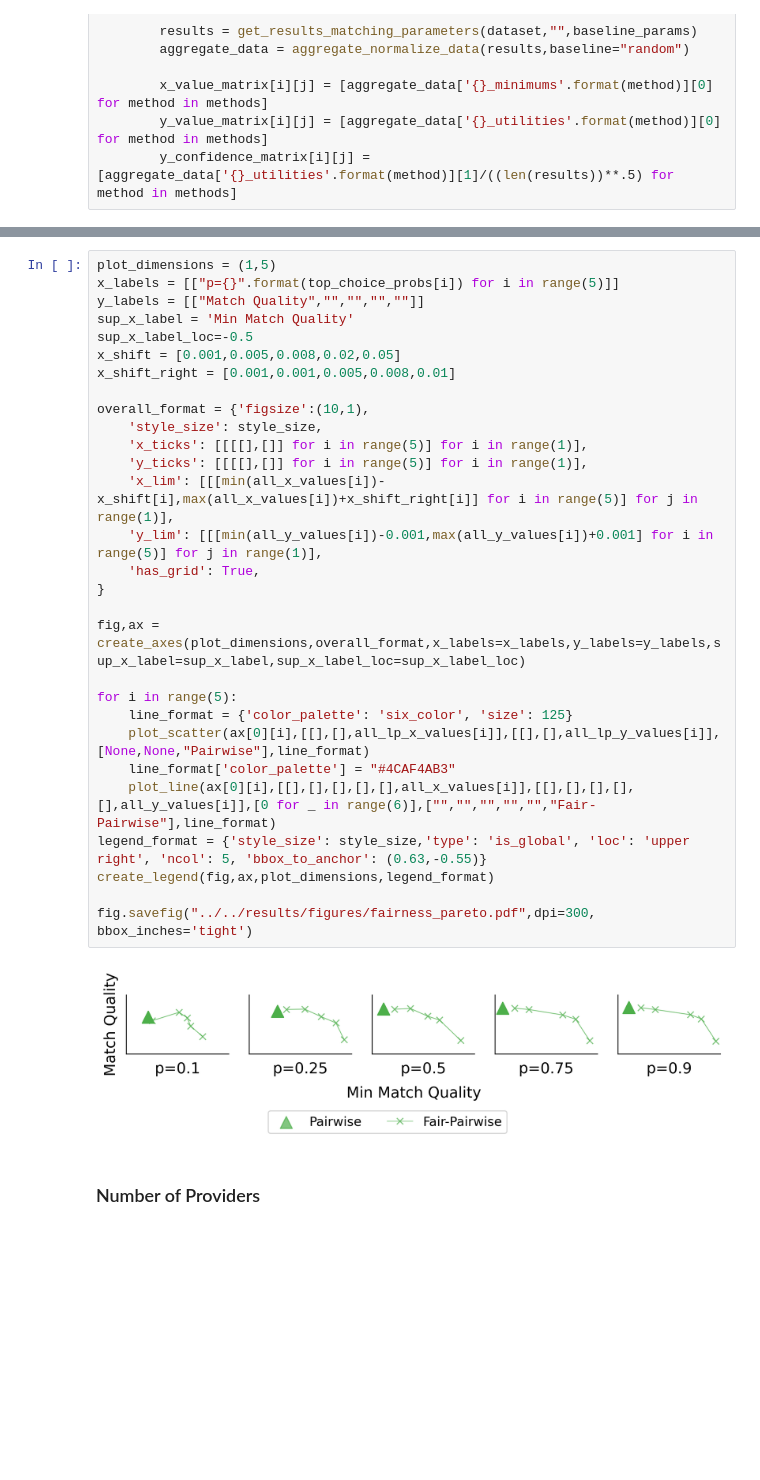
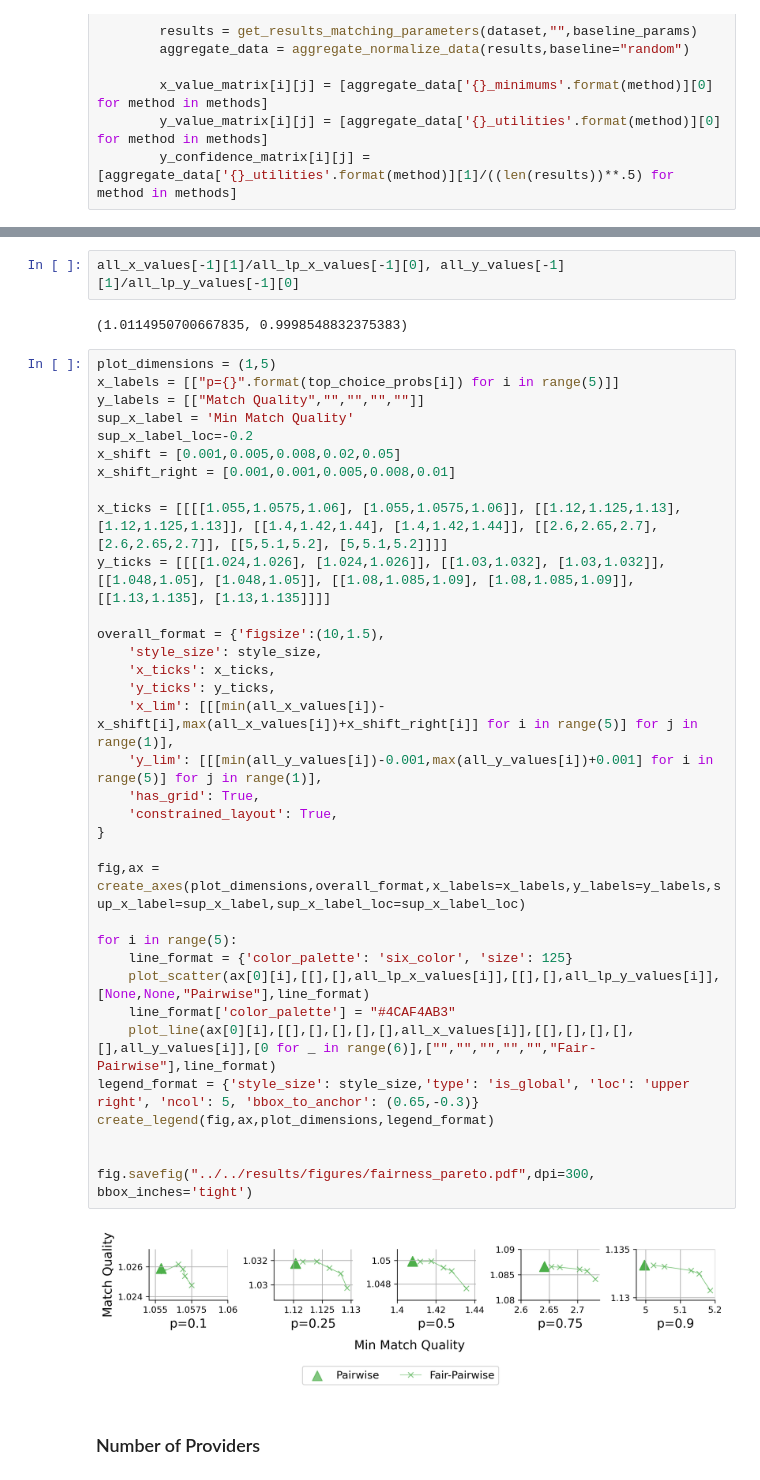
Before and after one commit to naveenr414/patient-provider, a Jupyter notebook: scripts/notebooks/Plotting.ipynb, the cells around one changed output, grey strips where cells are left out. Drawn from its saved outputs; the diff is of its cells as text; blank space fills up the shorter version.

```diff
--- a/scripts/notebooks/Plotting.ipynb
+++ b/scripts/notebooks/Plotting.ipynb
@@ -312,34 +345,43 @@ for top_choice_prob in top_choice_probs:
+# %%
+all_x_values[-1][1]/all_lp_x_values[-1][0], all_y_values[-1][1]/all_lp_y_values[-1][0]
+# %% [output]
+(1.0114950700667835, 0.9998548832375383)
 # %%
 plot_dimensions = (1,5)
 x_labels = [["p={}".format(top_choice_probs[i]) for i in range(5)]]
 y_labels = [["Match Quality","","","",""]]
 sup_x_label = 'Min Match Quality'
-sup_x_label_loc=-0.5
+sup_x_label_loc=-0.2
 x_shift = [0.001,0.005,0.008,0.02,0.05]
 x_shift_right = [0.001,0.001,0.005,0.008,0.01]
 
-overall_format = {'figsize':(10,1),
+x_ticks = [[[[1.055,1.0575,1.06], [1.055,1.0575,1.06]], [[1.12,1.125,1.13], [1.12,1.125,1.13]], [[1.4,1.42,1.44], [1.4,1.42,1.44]], [[2.6,2.65,2.7], [2.6,2.65,2.7]], [[5,5.1,5.2], [5,5.1,5.2]]]]
+y_ticks = [[[[1.024,1.026], [1.024,1.026]], [[1.03,1.032], [1.03,1.032]], [[1.048,1.05], [1.048,1.05]], [[1.08,1.085,1.09], [1.08,1.085,1.09]], [[1.13,1.135], [1.13,1.135]]]]
+
+overall_format = {'figsize':(10,1.5),
     'style_size': style_size,
-    'x_ticks': [[[[],[]] for i in range(5)] for i in range(1)],
-    'y_ticks': [[[[],[]] for i in range(5)] for i in range(1)],
+    'x_ticks': x_ticks,
+    'y_ticks': y_ticks,
     'x_lim': [[[min(all_x_values[i])-x_shift[i],max(all_x_values[i])+x_shift_right[i]] for i in range(5)] for j in range(1)],
     'y_lim': [[[min(all_y_values[i])-0.001,max(all_y_values[i])+0.001] for i in range(5)] for j in range(1)],
     'has_grid': True,
+    'constrained_layout': True,
 }
 
 fig,ax = create_axes(plot_dimensions,overall_format,x_labels=x_labels,y_labels=y_labels,sup_x_label=sup_x_label,sup_x_label_loc=sup_x_label_loc)
 
 for i in range(5):
     line_format = {'color_palette': 'six_color', 'size': 125}
     plot_scatter(ax[0][i],[[],[],all_lp_x_values[i]],[[],[],all_lp_y_values[i]],[None,None,"Pairwise"],line_format)
     line_format['color_palette'] = "#4CAF4AB3"
     plot_line(ax[0][i],[[],[],[],[],[],all_x_values[i]],[[],[],[],[],[],all_y_values[i]],[0 for _ in range(6)],["","","","","","Fair-Pairwise"],line_format)
-legend_format = {'style_size': style_size,'type': 'is_global', 'loc': 'upper right', 'ncol': 5, 'bbox_to_anchor': (0.63,-0.55)}
+legend_format = {'style_size': style_size,'type': 'is_global', 'loc': 'upper right', 'ncol': 5, 'bbox_to_anchor': (0.65,-0.3)}
 create_legend(fig,ax,plot_dimensions,legend_format)
 
+
 fig.savefig("../../results/figures/fairness_pareto.pdf",dpi=300, bbox_inches='tight')
 # %% [output]
-[figure, old version]
+[figure, new version]
 # %% [markdown]
 ### Number of Providers
 # %%
```
Also changed, not shown: parts of 24 cells of this notebook, 6 other files.
